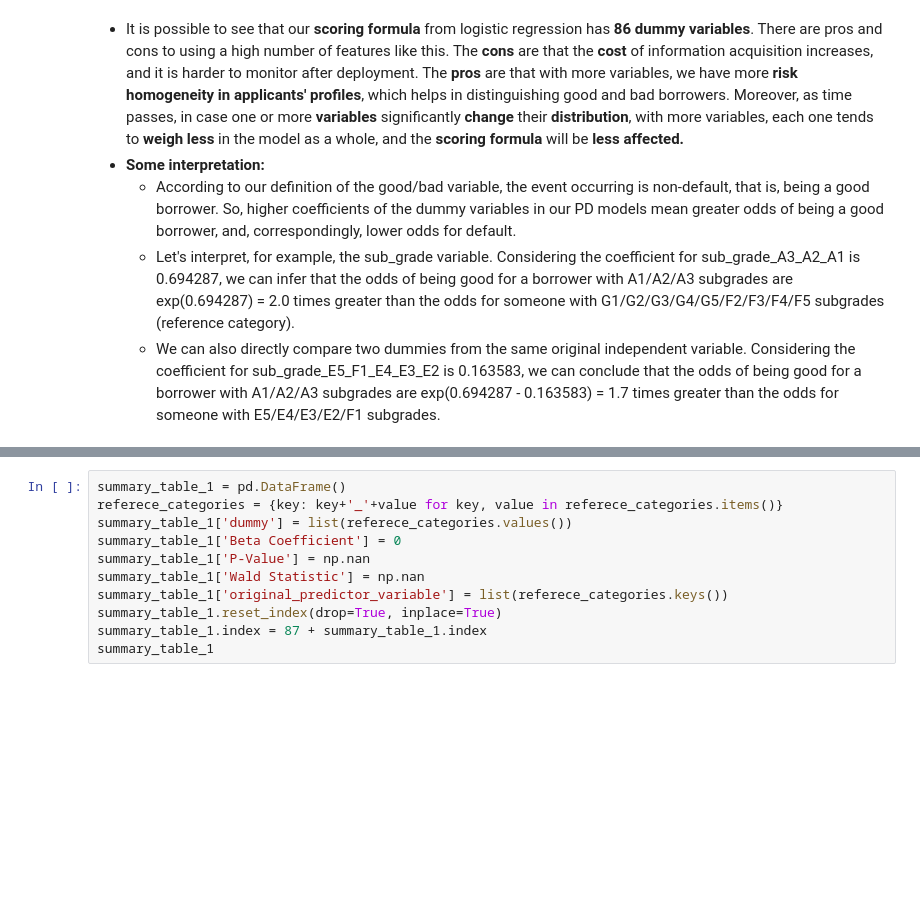
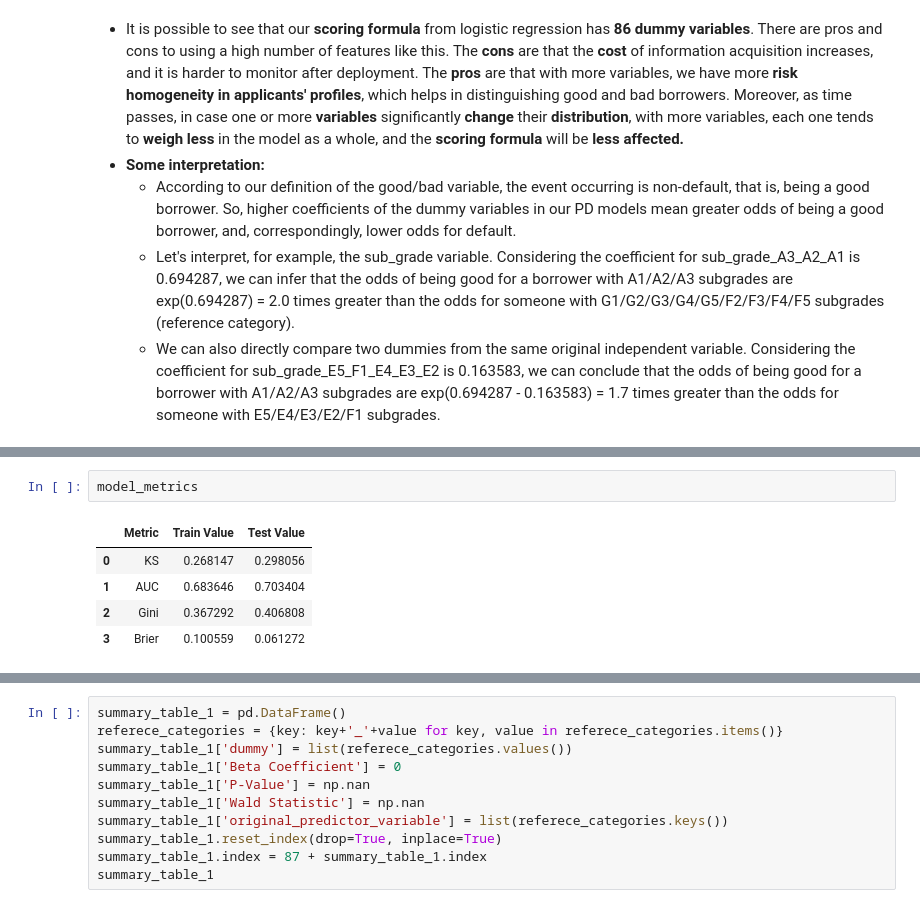
Before and after one commit to allmeidaapedro/Lending-Club-Credit-Scoring, a Jupyter notebook: notebooks/3_pd_modeling.ipynb, the cells around one changed output, grey strips where cells are left out. Cells and saved outputs as stored; diff of their text form; blank space fills up the shorter version.

```diff
--- a/notebooks/3_pd_modeling.ipynb
+++ b/notebooks/3_pd_modeling.ipynb
@@ -531,0 +545,8 @@ probas_bad_train = 1 - probas_good_train
+# %%
+model_metrics
+# %% [output]
+|  | Metric | Train Value | Test Value |
+| 0 | KS | 0.268147 | 0.298056 |
+| 1 | AUC | 0.683646 | 0.703404 |
+| 2 | Gini | 0.367292 | 0.406808 |
+| 3 | Brier | 0.100559 | 0.061272 |
```
Also changed, not shown: parts of 18 cells of this notebook, 2 other files.
